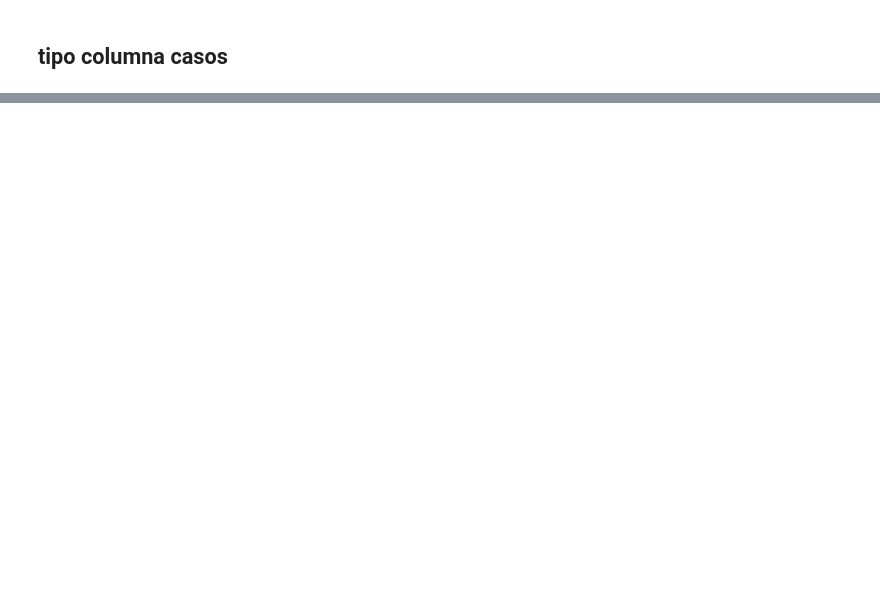
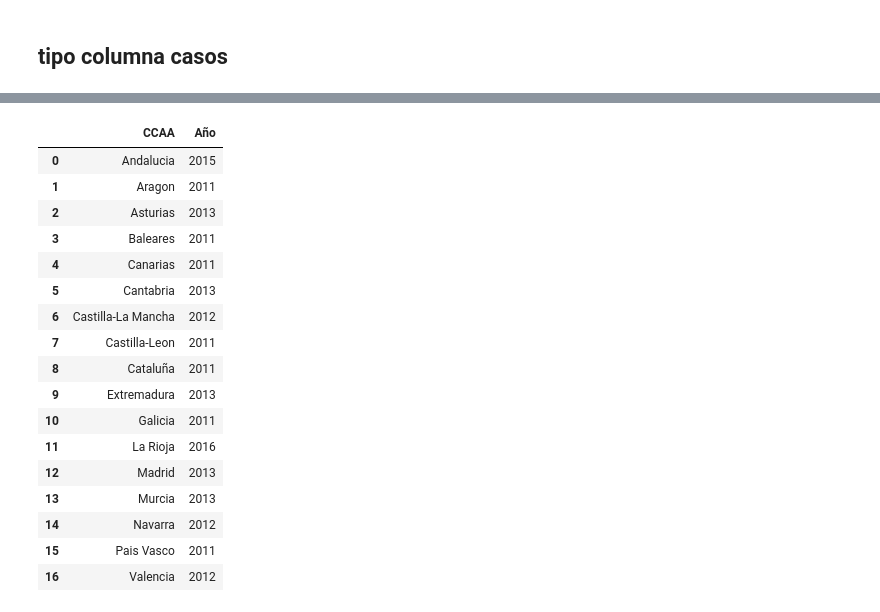
Before and after one commit to emarfer/healthy_mental_health, a Jupyter notebook: notebooks/03_at_primaria.ipynb, the cells around one changed output, grey strips where cells are left out. Saved outputs shown, nothing was run; the diff lists cells and outputs as text; code cells hidden in the pictures; blank space fills up the shorter version.

```diff
--- a/notebooks/03_at_primaria.ipynb
+++ b/notebooks/03_at_primaria.ipynb
@@ -174,0 +175,22 @@ psico_prim.sample(5)
+# %%
+psico_prim.groupby(['CCAA']).agg({'Año':'min'}).reset_index()
+#la Rioja empieza desde el 2016... dropeamos todos estos datos
+# %% [output]
+|  | CCAA | Año |
+| 0 | Andalucia | 2015 |
+| 1 | Aragon | 2011 |
+| 2 | Asturias | 2013 |
+| 3 | Baleares | 2011 |
+| 4 | Canarias | 2011 |
+| 5 | Cantabria | 2013 |
+| 6 | Castilla-La Mancha | 2012 |
+| 7 | Castilla-Leon | 2011 |
+| 8 | Cataluña | 2011 |
+| 9 | Extremadura | 2013 |
+| 10 | Galicia | 2011 |
+| 11 | La Rioja | 2016 |
+| 12 | Madrid | 2013 |
+| 13 | Murcia | 2013 |
+| 14 | Navarra | 2012 |
+| 15 | Pais Vasco | 2011 |
+| 16 | Valencia | 2012 |
```
Also changed, not shown: parts of 9 cells of this notebook, 25 other files.
